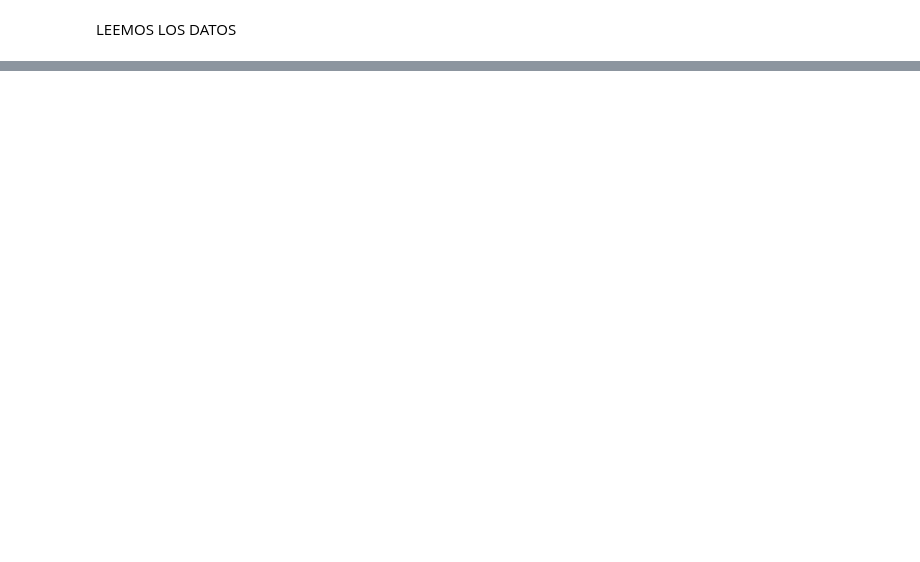
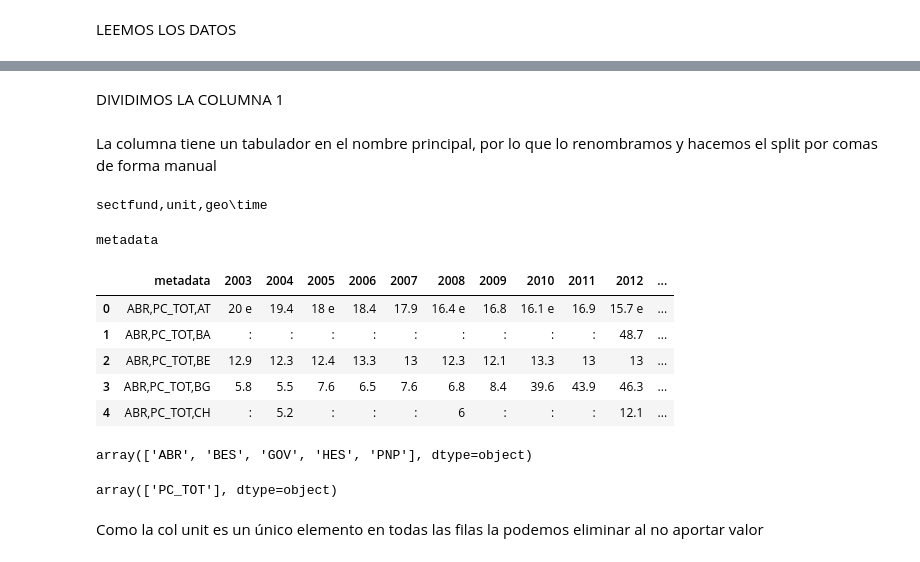
Before and after one commit to edurg18/DATAMINIG_1, a Jupyter notebook: preprocesamiento.ipynb, the cells around one changed output, grey strips where cells are left out. Drawn from its saved outputs; the diff is of its cells as text; code cells hidden in the pictures; blank space fills up the shorter version.

```diff
--- a/preprocesamiento.ipynb
+++ b/preprocesamiento.ipynb
@@ -14,3 +19,9 @@ datos.head()
 | 2 | ABR,PC_TOT,BE | 12.9 | 12.3 | 12.4 | 13.3 | 13 | 12.3 | 12.1 | 13.3 | 13 | ... |
 | 3 | ABR,PC_TOT,BG | 5.8 | 5.5 | 7.6 | 6.5 | 7.6 | 6.8 | 8.4 | 39.6 | 43.9 | ... |
 | 4 | ABR,PC_TOT,CH | : | 5.2 | : | : | : | 6 | : | : | : | ... |
+# %%
+nuevas_cabeceras = "2003,2004,2005,2006,2007,2008,2009,2010,2011,2012,2013,2014".split(',')
+columnas_actuales = list(datos.columns)
+columnas_actuales[1:13] = nuevas_cabeceras
+datos.columns = columnas_actuales
+datos.head()
@@ -16,0 +35,35 @@ datos.head()
+# %% [markdown]
+DIVIDIMOS LA COLUMNA 1
+# %% [markdown]
+La columna tiene un tabulador en el nombre principal, por lo que lo renombramos y hacemos el split por comas de forma manual
+# %%
+print(datos.columns[0])
+# %% [output]
+sectfund,unit,geo\time
+# %%
+# Renombrar la columna problemática
+datos.rename(columns={datos.columns[0]: 'metadata'}, inplace=True)
+print(datos.columns[0])
+# %% [output]
+metadata
+# %%
+new_cols = "sectfund,unit,geo-time".split(',')
+datos[new_cols] = datos['metadata'].str.split(',',expand=True)
+datos.head()
+# %% [output]
+|  | metadata | 2003 | 2004 | 2005 | 2006 | 2007 | 2008 | 2009 | 2010 | 2011 | 2012 | ... |
+| 0 | ABR,PC_TOT,AT | 20 e | 19.4 | 18 e | 18.4 | 17.9 | 16.4 e | 16.8 | 16.1 e | 16.9 | 15.7 e | ... |
+| 1 | ABR,PC_TOT,BA | : | : | : | : | : | : | : | : | : | 48.7 | ... |
+| 2 | ABR,PC_TOT,BE | 12.9 | 12.3 | 12.4 | 13.3 | 13 | 12.3 | 12.1 | 13.3 | 13 | 13 | ... |
+| 3 | ABR,PC_TOT,BG | 5.8 | 5.5 | 7.6 | 6.5 | 7.6 | 6.8 | 8.4 | 39.6 | 43.9 | 46.3 | ... |
+| 4 | ABR,PC_TOT,CH | : | 5.2 | : | : | : | 6 | : | : | : | 12.1 | ... |
+# %%
+np.unique(datos['sectfund'])
+# %% [output]
+array(['ABR', 'BES', 'GOV', 'HES', 'PNP'], dtype=object)
+# %%
+np.unique(datos['unit'])
+# %% [output]
+array(['PC_TOT'], dtype=object)
+# %% [markdown]
+Como la col unit es un único elemento en todas las filas la podemos eliminar al no aportar valor
```
Also changed, not shown: parts of 19 cells of this notebook, 2 other files.
